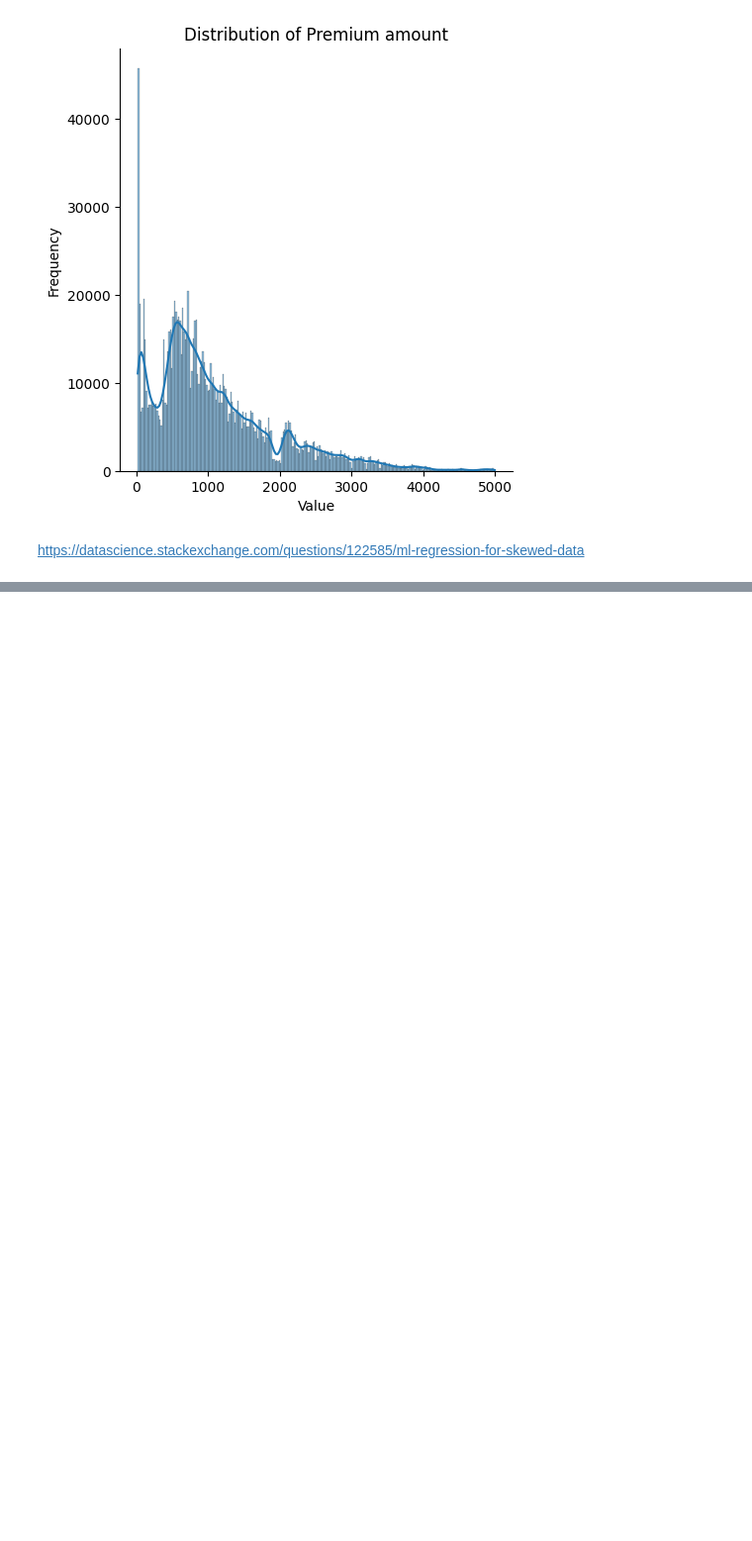
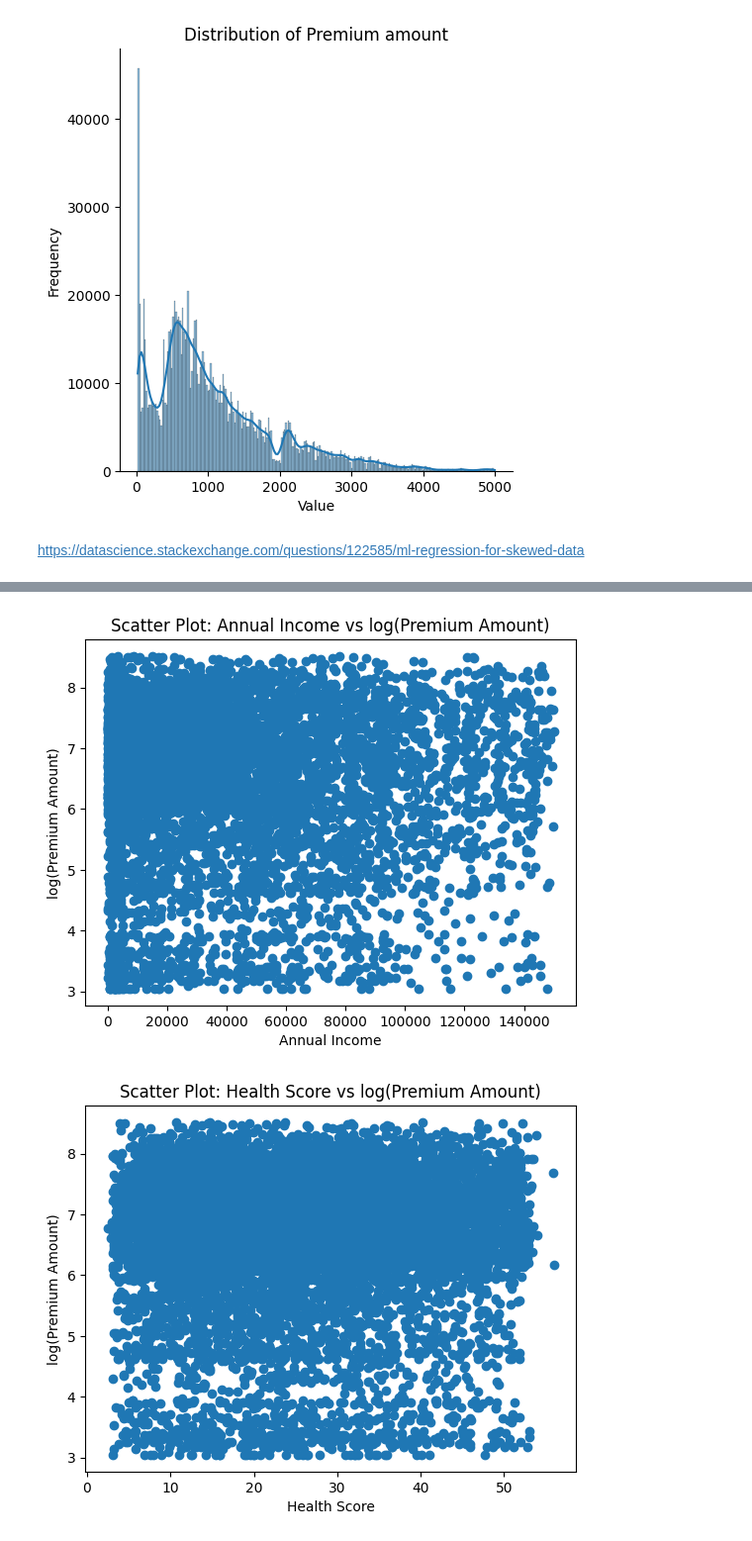
Before and after one commit to spshreya/Data_science_projects, a Jupyter notebook: Regression_Insureance_Dataset.ipynb, the cells around one changed output, grey strips where cells are left out. Shown at 99% size. Cells and saved outputs as stored; diff of their text form; code cells hidden in the pictures; blank space fills up the shorter version.

```diff
--- a/Regression_Insureance_Dataset.ipynb
+++ b/Regression_Insureance_Dataset.ipynb
@@ -402,0 +448,12 @@ https://datascience.stackexchange.com/questions/122585/ml-regression-for-skewed-
+# %%
+# Assuming 'df_features' contains the features and 'log_premium' is the log-transformed target
+sampled_data = df_features.sample(frac=0.01, random_state=42)
+for column in sampled_data.columns:
+    plt.scatter(sampled_data[column], sampled_data['log_premium_amount'])
+    plt.title(f"Scatter Plot: {column} vs log(Premium Amount)")
+    plt.xlabel(column)
+    plt.ylabel("log(Premium Amount)")
+    plt.show()
+# %% [output]
+[figure, added]
+[figure, added]
```
Also changed, not shown: parts of 23 cells of this notebook.
